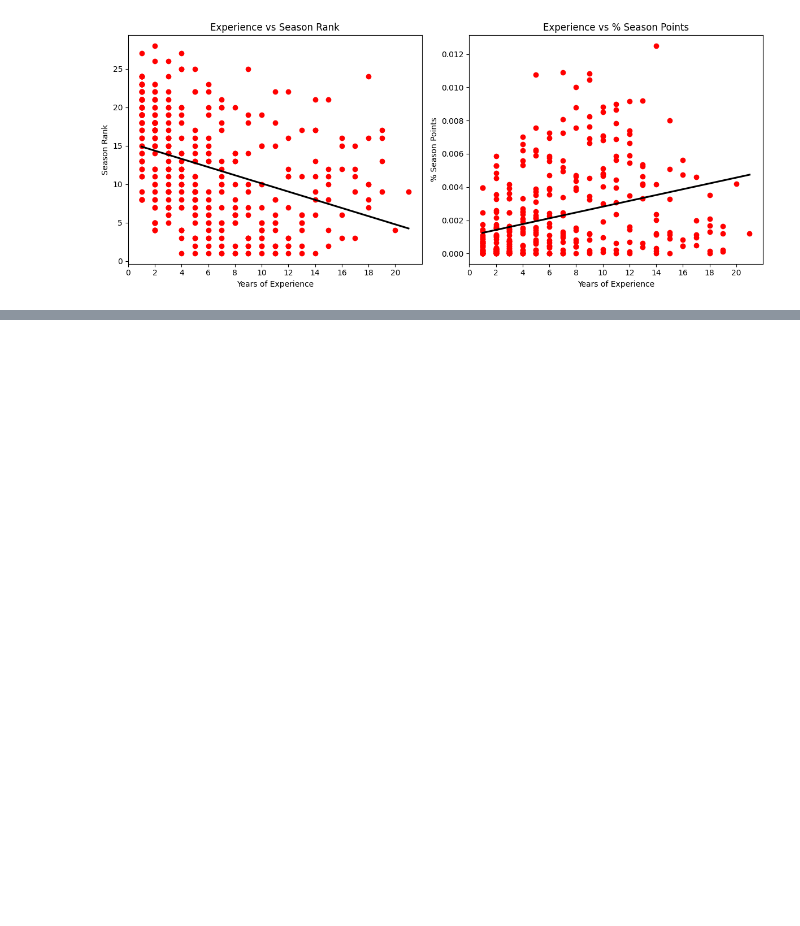
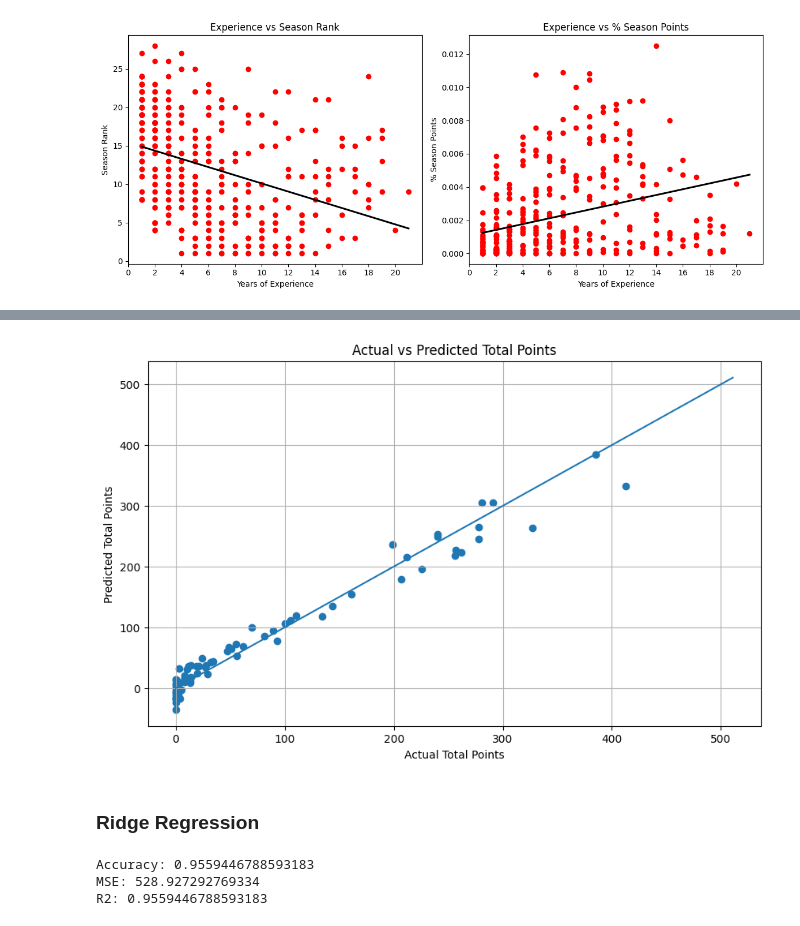
Before and after one commit to JackRWilson/Formula-1-Project, a Jupyter notebook: notebooks/f1_analysis.ipynb, the cells around one changed output, grey strips where cells are left out. Cells and saved outputs as stored; diff of their text form; code cells hidden in the pictures; blank space fills up the shorter version.

Commit message:
New ML analysis
Did regressions to predict total season points

```diff
--- a/notebooks/f1_analysis.ipynb
+++ b/notebooks/f1_analysis.ipynb
@@ -947,0 +954,4 @@ The correlation is statistically significant (p < 0.05)
+# %%
+f1_final = pd.read_csv("../data/final/f1_final.csv", encoding="utf-8")
+f1_final_2010 = f1_final[f1_final["year"] >= 2010]
+f1_final_2010.head(3)
@@ -947,0 +965,11 @@ The correlation is statistically significant (p < 0.05)
+# %%
+# Set X and y variables
+X = f1_final_2010.drop(columns=["driver_retained", "year", "driver", "team_name", "continent", "total_laps_completed", "total_laps", "total_points",
+                                "podium_regular", "points_regular", "midfield", "backmarker",
+                                "total_podium_finishes", "total_points_finishes", "podium_rate", "points_rate",
+                                "total_pct_season_points", "avg_pct_season_points", "best_pct_season_points", "worst_pct_season_points", "avg_points_per_race",
+                                "championship_impact", "season_rank"])
+y = f1_final_2010["total_points"].values
+
+# Split into train and test data
+X_train, X_test, y_train, y_test = train_test_split(X, y, test_size=0.2, random_state=42)
@@ -947,0 +978,13 @@ The correlation is statistically significant (p < 0.05)
+# %%
+# Linear Regression
+lin_reg = LinearRegression()
+
+# Fit data
+lin_reg.fit(X_train, y_train)
+y_pred = lin_reg.predict(X_test)
+predictions = lin_reg.predict(X)
+
+# Results
+print(f"Accuracy: {lin_reg.score(X_test, y_test)}")
+print(f"MSE: {mean_squared_error(y_test, y_pred)}")
+print(f"R2: {r2_score(y_test, y_pred)}")
@@ -947,0 +1014,30 @@ The correlation is statistically significant (p < 0.05)
+# %%
+plt.figure(figsize=(10,6))
+plt.scatter(y_test, y_pred)
+plt.plot([y.min(), y.max()], [y.min(), y.max()])
+plt.xlabel("Actual Total Points")
+plt.ylabel("Predicted Total Points")
+plt.title("Actual vs Predicted Total Points")
+plt.grid(True)
+plt.show()
+# %% [output]
+[figure, added]
+# %% [markdown]
+### Ridge Regression
+# %%
+# Ridge Regression
+ridge_reg = Ridge()
+
+# Fit data
+ridge_reg.fit(X_train, y_train)
+y_pred_ridge = ridge_reg.predict(X_test)
+predictions_ridge = ridge_reg.predict(X)
+
+# Results
+print(f"Accuracy: {ridge_reg.score(X_test, y_test)}")
+print(f"MSE: {mean_squared_error(y_test, y_pred_ridge)}")
+print(f"R2: {r2_score(y_test, y_pred_ridge)}")
+# %% [output]
+Accuracy: 0.9559446788593183
+MSE: 528.927292769334
+R2: 0.9559446788593183
```
Also changed, not shown: parts of 23 cells of this notebook.
